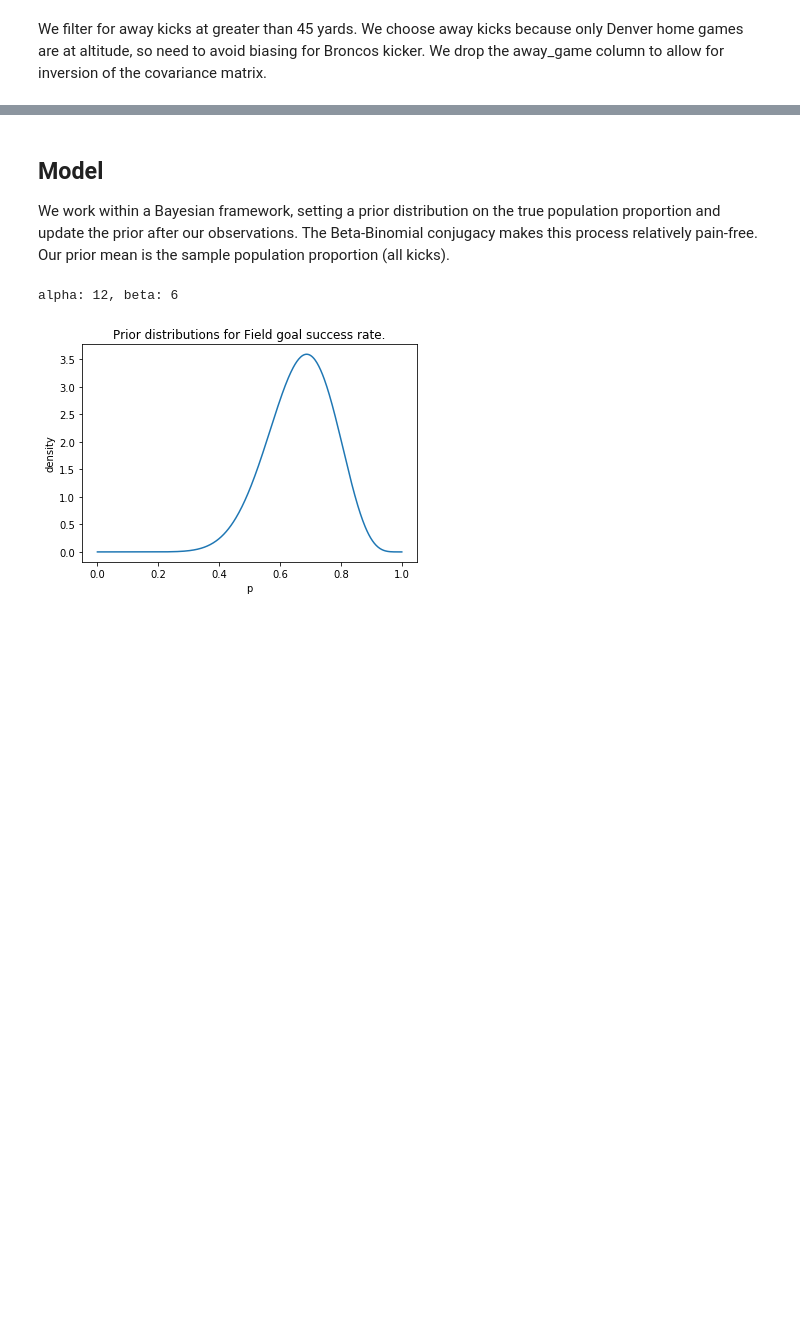
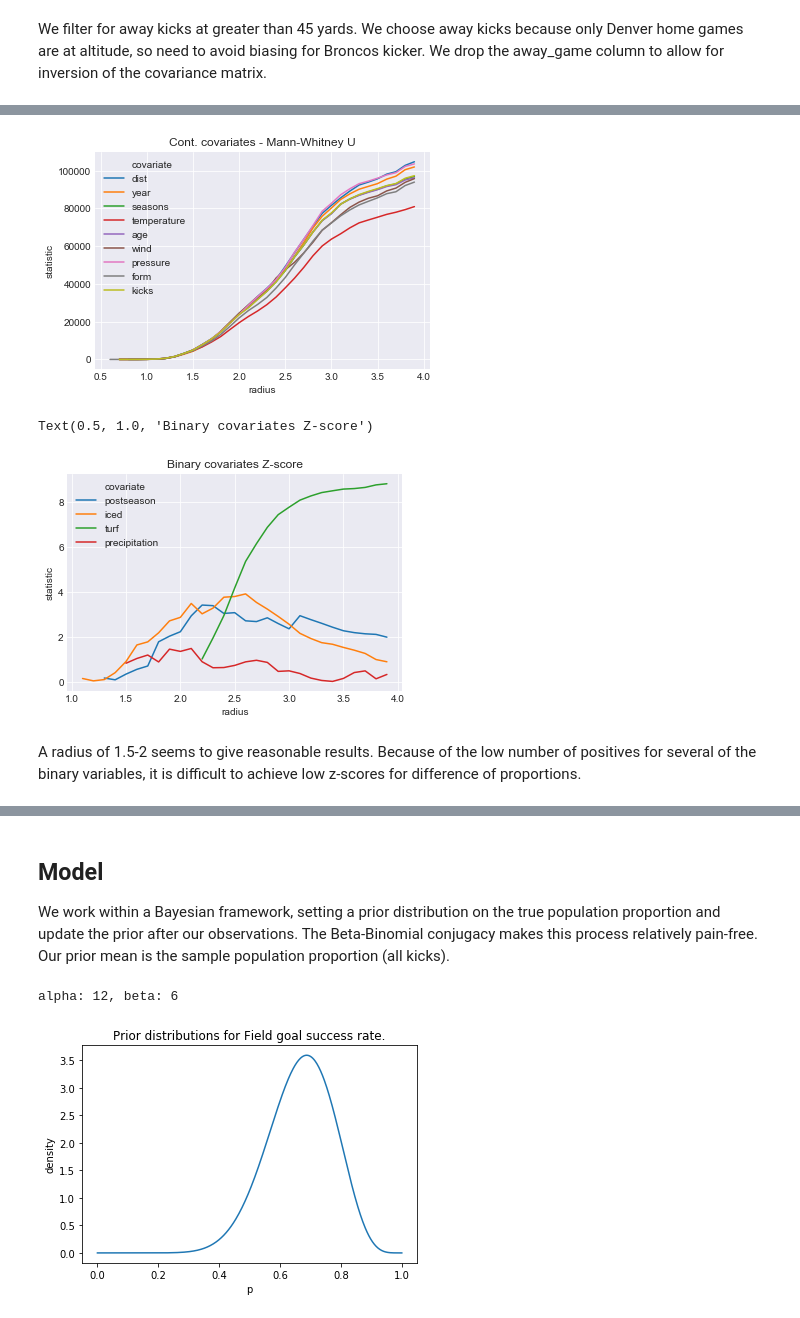
Before and after one commit to lewisbails/nfl-project, a Jupyter notebook: notebooks/altitude.ipynb, the cells around one changed output, grey strips where cells are left out. Cells and saved outputs as stored; diff of their text form; code cells hidden in the pictures; blank space fills up the shorter version.

```diff
--- a/notebooks/altitude.ipynb
+++ b/notebooks/altitude.ipynb
@@ -112,0 +112,15 @@ df_matched
+# %%
+cont = ['dist','year','seasons','temperature','age','wind','pressure','form','kicks']
+binary = ['postseason','iced','turf','precipitation']
+sns.lineplot(x='radius', y='statistic', hue='covariate', data=covariate_stats.loc[covariate_stats['covariate'].isin(cont),:])
+plt.title('Cont. covariates - Mann-Whitney U')
+plt.show()
+covariate_stats['statistic'] = covariate_stats['statistic'].abs()
+sns.lineplot(x='radius', y='statistic', hue='covariate', data=covariate_stats.loc[covariate_stats['covariate'].isin(binary),:])
+plt.title('Binary covariates Z-score')
+# %% [output]
+[figure, added]
+Text(0.5, 1.0, 'Binary covariates Z-score')
+[figure, added]
+# %% [markdown]
+A radius of 1.5-2 seems to give reasonable results. Because of the low number of positives for several of the binary variables, it is difficult to achieve low z-scores for difference of proportions.
```
Also changed, not shown: parts of 15 cells of this notebook, 3 other files.
